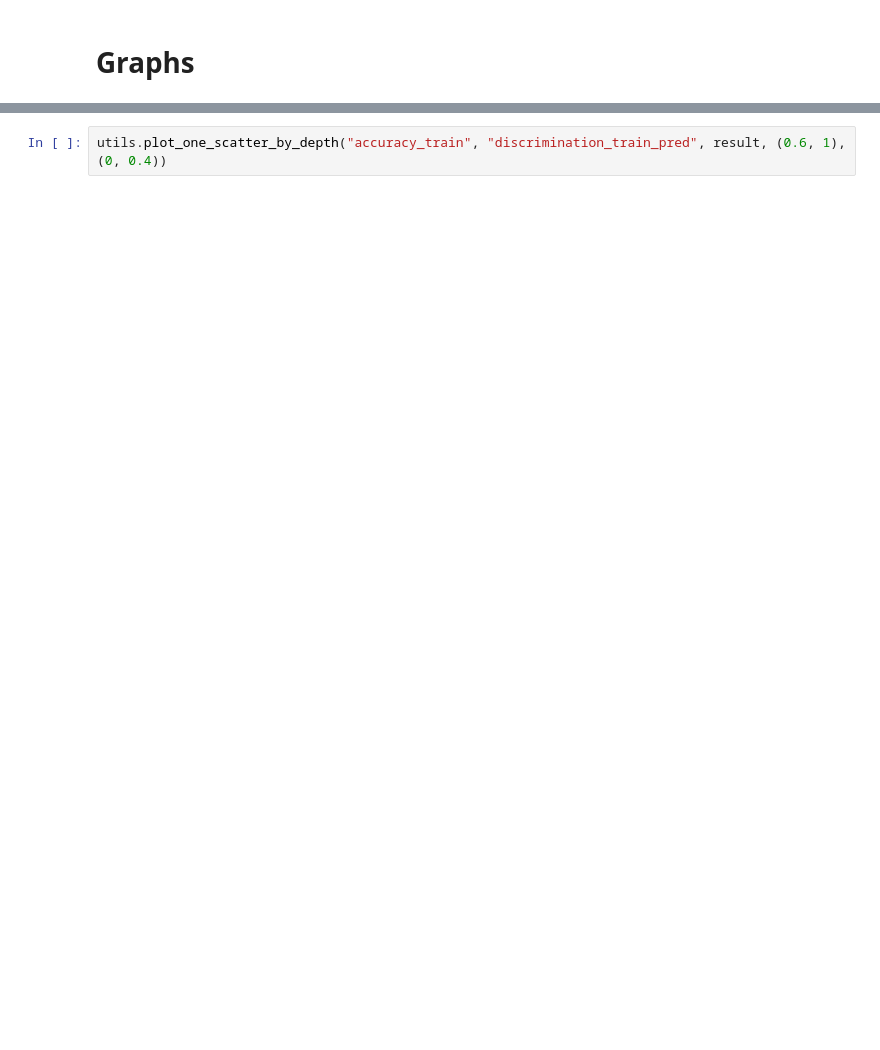
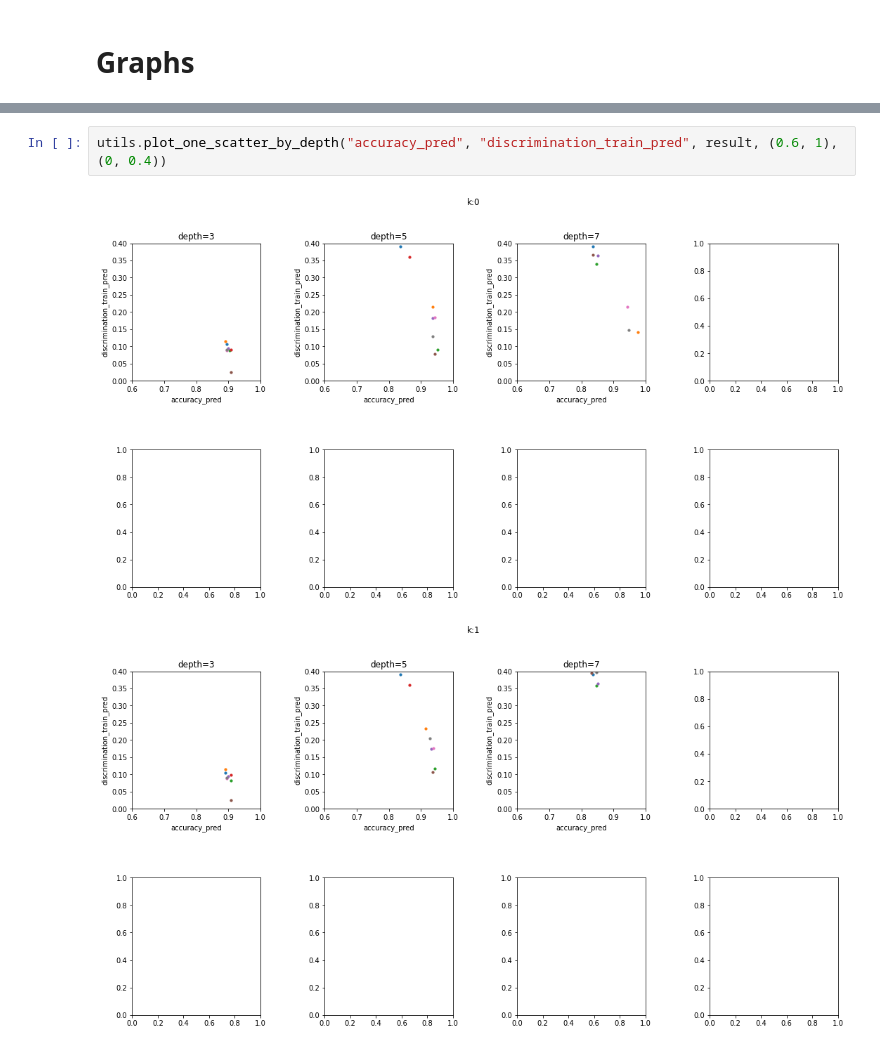
Before and after one commit to Hadyark/Masters-thesis_How-to-find-Decision-Trees-that-are-Optimal, a Jupyter notebook: MyCode/HR.ipynb, the cells around one changed output, grey strips where cells are left out. Drawn from its saved outputs; the diff is of its cells as text; blank space fills up the shorter version.

```diff
--- a/MyCode/HR.ipynb
+++ b/MyCode/HR.ipynb
@@ -244,2 +322,5 @@ utils.plot2("accuracy_test", "discrimination_test", result)
 # %%
-utils.plot_one_scatter_by_depth("accuracy_train", "discrimination_train_pred", result, (0.6, 1), (0, 0.4))
+utils.plot_one_scatter_by_depth("accuracy_pred", "discrimination_train_pred", result, (0.6, 1), (0, 0.4))
+# %% [output]
+[figure, added]
+[figure, added]
```
Also changed, not shown: parts of 37 cells of this notebook, 1 other file.
